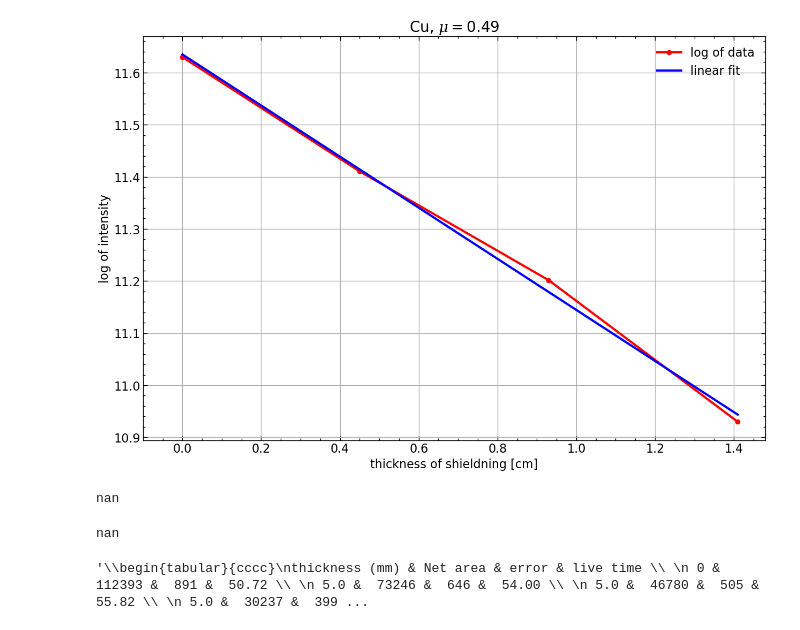
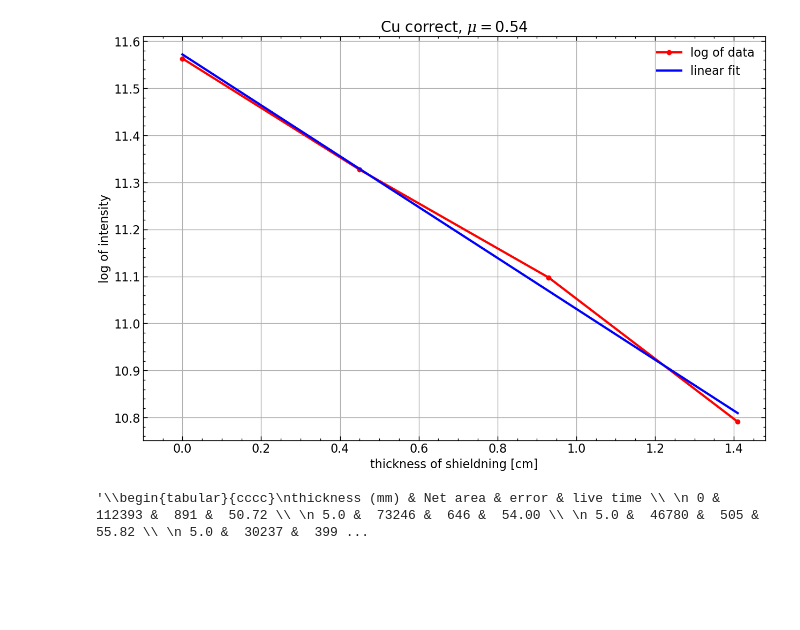
Before and after one commit to SunAndClouds/NuclearPhysicsLab, a Jupyter notebook: LinearRegression.ipynb, the cells around one changed output. Cells and saved outputs as stored; diff of their text form; code cells hidden in the pictures; blank space fills up the shorter version.

```diff
--- a/LinearRegression.ipynb
+++ b/LinearRegression.ipynb
@@ -1,45 +5,58 @@
+# %%
+net_background = 7241
+net_error = 328
+gross_background = 90587 * (58.68/164.60)
 # %%
 import pandas as pd
 import numpy as np
 from scipy import stats
 import matplotlib.pyplot as plt
 plt.style.use(["science", "notebook"])
 plt.rcParams['lines.linewidth'] = 3
 plt.rcParams['figure.dpi'] = 100
 plt.rcParams['figure.figsize'] = (15, 10)
 
 
-name = "Cu(ny)" # "Pb(ny)" "Cu" "Cu(ny)"
-data = pd.read_csv("../NuclearPhysicsLab/" + name + ".txt")[:-2]
+name = "Cu correct" # "Pb correct" "Cu incorrect" "Cu correct"
+data = pd.read_csv("../NuclearPhysicsLab/" + name + ".txt")
+
+# wierd data points in the end
+if name == "Cu correct":
+    data = data[:-2]
 
 x_k, A_k, error_k, t_k = data.keys()
 x = data[x_k].to_numpy().cumsum() / 10 # in cm
-A = data[A_k].to_numpy()
+
+if "incorrect" in name:
+    A = data[A_k].to_numpy() - gross_background
+else:
+    A = data[A_k].to_numpy() - net_background
+
 logA = np.log(A)
 error = data[error_k].to_numpy()
 t = data[t_k].to_numpy()
-
-
 slope, intercept, r, p, std_err = stats.linregress(x, logA)
 
-plt.title("Cu" + f", $\mu = ${-slope.round(2)}", fontsize=20)
+plt.title(name + f", $\mu = ${-slope.round(2)}", fontsize=20)
 plt.plot(x, logA, "-ro", label="log of data")
 plt.plot(x, slope*x + intercept, "b", label="linear fit")
+# plt.plot(x, A, "r-o") # plot for the true copper with wierd values
 plt.xlabel("thickness of shieldning [cm]"), plt.ylabel("log of intensity")
 plt.xlim(-0.1)
 plt.legend()
 plt.grid()
-plt.savefig(name + ".png")
+
+if name == "Cu correct"
+    plt.savefig(name + " modified" + ".png")
+
+else:
+    plt.savefig(name + ".png")
 # %% [output]
-[figure, old version]
+[figure, new version]
 # %%
-slope / 8.96
+name = "correct"
+if "incorrect" in name:
+    print("ok")
-# %% [output]
-nan
-# %%
-slope
-# %% [output]
-nan
 # %%
 import csv
 
```
Also changed, not shown: parts of 1 cell of this notebook, 6 other files.
